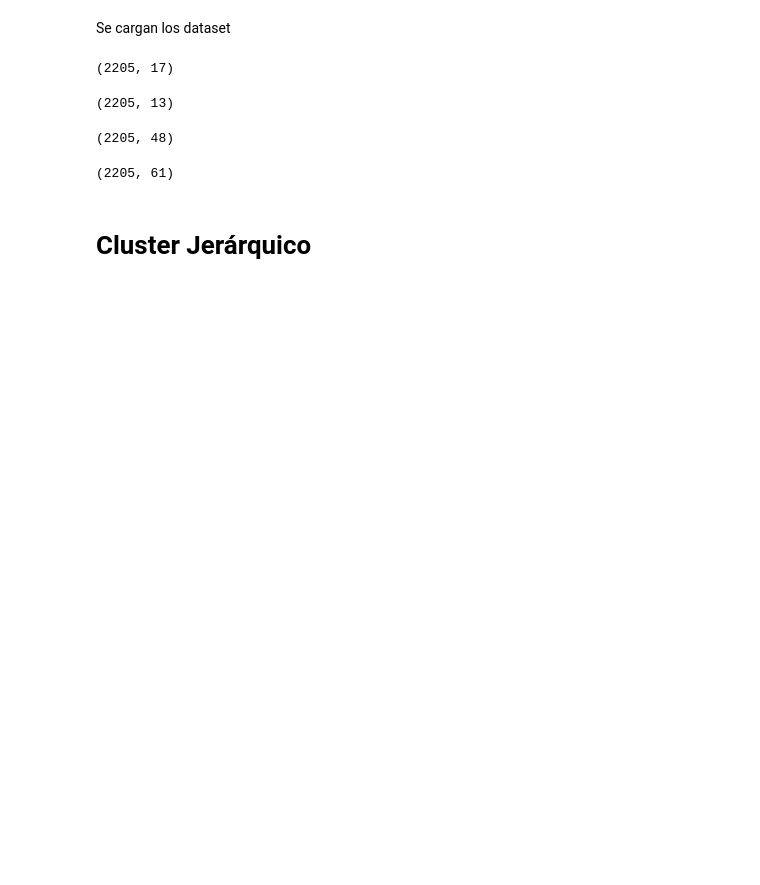
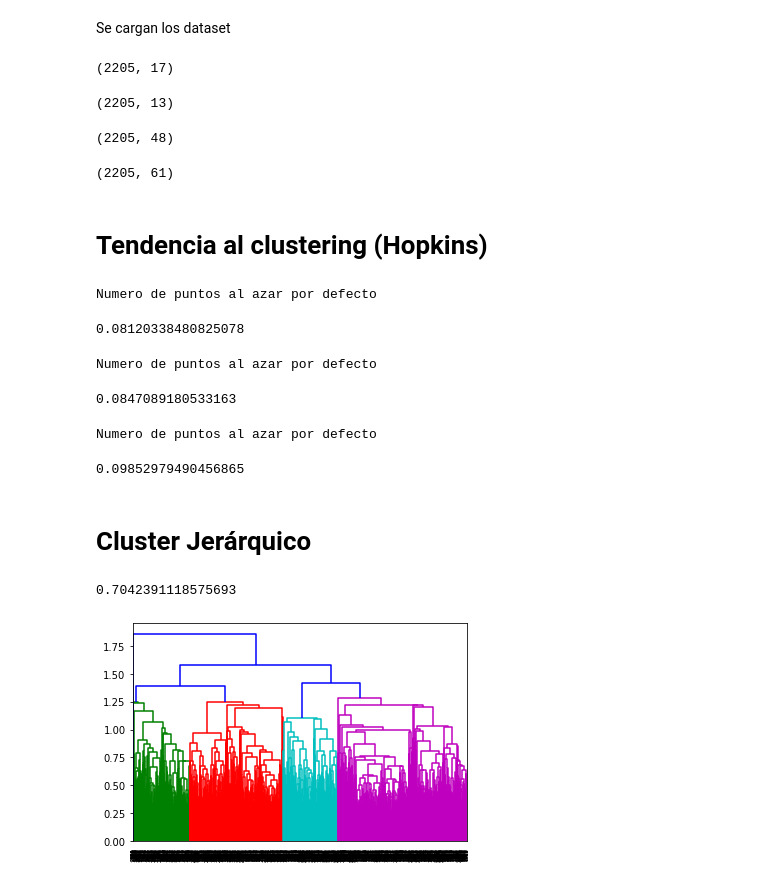
Before and after one commit to elfrasco/dmcyt_tp1, a Jupyter notebook: TP1/Hierarchical.ipynb, the cells around one changed output. Saved outputs shown, nothing was run; the diff lists cells and outputs as text; code cells hidden in the pictures; blank space fills up the shorter version.

Commit message:
Jugando con clusters jerarquicos

```diff
--- a/TP1/Hierarchical.ipynb
+++ b/TP1/Hierarchical.ipynb
@@ -75,6 +80,11 @@ audio_features = audio_features.sort_index()
 audio_analysis = audio_analysis.sort_index()
 audio_tracks = audio_tracks.sort_index()
 metadata = metadata.sort_index()
+
+# Comentar si no se quiere estandarizar
+audio_features_norm = scaler.fit_transform(audio_features)
+audio_analysis_norm = scaler.fit_transform(audio_analysis)
+audio_tracks_norm = scaler.fit_transform(audio_tracks)
 # %%
 metadata.shape
 # %% [output]
@@ -91,5 +101,31 @@ audio_analysis.shape
 audio_tracks.shape
 # %% [output]
 (2205, 61)
+# %% [markdown]
+# Tendencia al clustering (Hopkins)
+# %%
+hopkins(audio_features_norm)
+# %% [output]
+Numero de puntos al azar por defecto
+0.08120338480825078
+# %%
+hopkins(audio_analysis_norm)
+# %% [output]
+Numero de puntos al azar por defecto
+0.0847089180533163
+# %%
+hopkins(audio_tracks_norm)
+# %% [output]
+Numero de puntos al azar por defecto
+0.09852979490456865
 # %% [markdown]
 # Cluster Jerárquico
+# %%
+z = linkage(audio_features_norm, method = 'average', metric = 'euclidean')
+plt.figure()
+dn = dendrogram(z)
+c, coph_dists = cophenet(z, pdist(audio_features_norm))
+c
+# %% [output]
+0.7042391118575693
+[figure, added]
```
Also changed, not shown: parts of 10 cells of this notebook, 2 other files.
